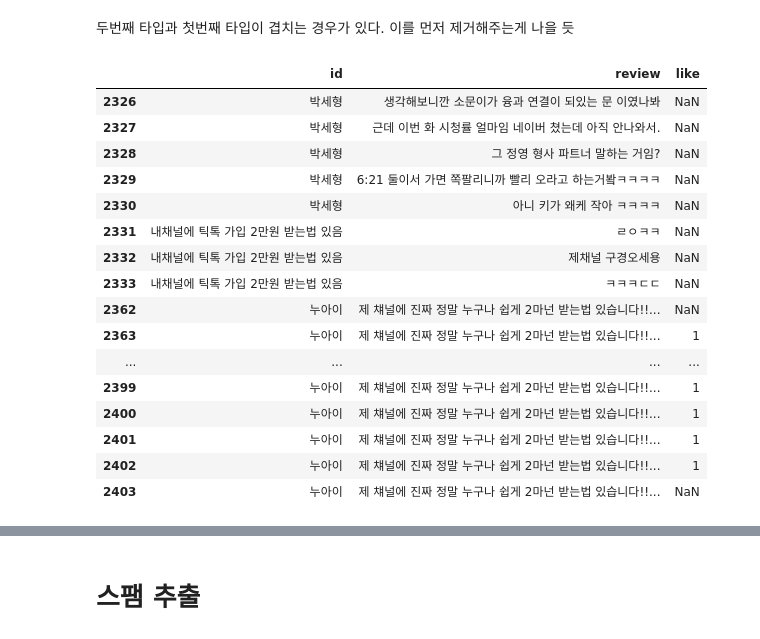
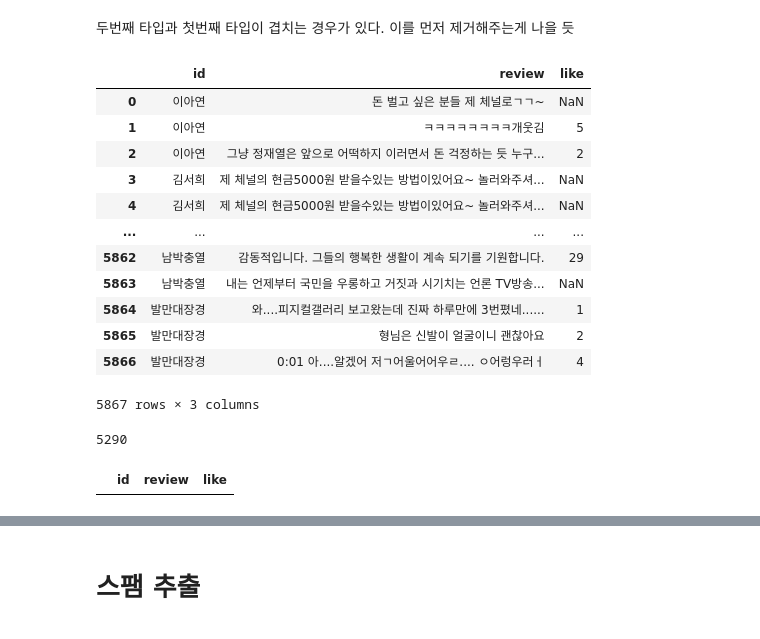
Before and after one commit to subeomsp/TIL_2, a Jupyter notebook: 유튜브 크롤링/BERT 스팸 분류 모델 for Youtube.ipynb, the cells around one changed output, grey strips where cells are left out. Saved outputs shown, nothing was run; the diff lists cells and outputs as text; code cells hidden in the pictures.

```diff
--- a/유튜브 크롤링/BERT 스팸 분류 모델 for Youtube.ipynb
+++ b/유튜브 크롤링/BERT 스팸 분류 모델 for Youtube.ipynb
@@ -1316,25 +1302,36 @@ temp_type2
 spam_type2 = pd.DataFrame(columns = temp_type2.columns)
 # %% [markdown]
 두번째 타입과 첫번째 타입이 겹치는 경우가 있다. 이를 먼저 제거해주는게 나을 듯
+# %%
+# 1번 스팸 리스트와, 2번째 예상 스팸 리스트를 결합하면 두 데이터 프레임에 중복이 발생, 이를 drop_duplicates(keep=False)를 통해 떨궈주기
+temp_df = pd.concat([temp_type2, spam_type1])
+temp_df.drop_duplicates(keep=False, inplace=True)
+# %%
+temp_df.reset_index(drop=bool, inplace=True)
+# %%
+temp_type2 = temp_df
+# %%
+temp_df
+# %% [output]
+|  | id | review | like |
+| 0 | 이아연 | 돈 벌고 싶은 분들 제 체널로ㄱㄱ~ | NaN |
+| 1 | 이아연 | ㅋㅋㅋㅋㅋㅋㅋㅋ개웃김 | 5 |
+| 2 | 이아연 | 그냥 정재열은 앞으로 어떡하지 이러면서 돈 걱정하는 듯 누구... | 2 |
+| 3 | 김서희 | 제 체널의 현금5000원 받을수있는 방법이있어요~ 놀러와주셔... | NaN |
+| 4 | 김서희 | 제 체널의 현금5000원 받을수있는 방법이있어요~ 놀러와주셔... | NaN |
+| ... | ... | ... | ... |
+| 5862 | 남박충열 | 감동적입니다. 그들의 행복한 생활이 계속 되기를 기원합니다. | 29 |
+| 5863 | 남박충열 | 내는 언제부터 국민을 우롱하고 거짓과 시기치는 언론 TV방송... | NaN |
+| 5864 | 발만대장경 | 와....피지컬갤러리 보고왔는데 진짜 하루만에 3번폈네...... | 1 |
+| 5865 | 발만대장경 | 형님은 신발이 얼굴이니 괜찮아요 | 2 |
+| 5866 | 발만대장경 | 0:01 아....알겠어 저ㄱ어울어어우ㄹ.... ㅇ어렁우러ㅓ | 4 |
+5867 rows × 3 columns
+# %%
+pd.set_option('display.max_rows', 500)
 # %%
-temp_type2, spam_type2 = del_and_show(temp_type2, 18118, spam_type2)
-temp_type2.iloc[1100:1150]
-#짹타티비채널, 티비푸들, 채널조아  빼기
+temp_type2, spam_type2 = del_and_show(temp_type2, 5550, spam_type2)
+print(len(temp_type2))
+temp_type2.iloc[5500:6000]
 # %% [output]
+5290
 |  | id | review | like |
-| 2326 | 박세형 | 생각해보니깐 소문이가 융과 연결이 되있는 문 이였나봐 | NaN |
-| 2327 | 박세형 | 근데 이번 화 시청률 얼마임 네이버 쳤는데 아직 안나와서. | NaN |
-| 2328 | 박세형 | 그 정영 형사 파트너 말하는 거임? | NaN |
-| 2329 | 박세형 | 6:21 둘이서 가면 쪽팔리니까 빨리 오라고 하는거봨ㅋㅋㅋㅋ | NaN |
-| 2330 | 박세형 | 아니 키가 왜케 작아 ㅋㅋㅋㅋ | NaN |
-| 2331 | 내채널에 틱톡 가입 2만원 받는법 있음 | ㄹㅇㅋㅋ | NaN |
-| 2332 | 내채널에 틱톡 가입 2만원 받는법 있음 | 제채널 구경오세용 | NaN |
-| 2333 | 내채널에 틱톡 가입 2만원 받는법 있음 | ㅋㅋㅋㄷㄷ | NaN |
-| 2362 | 누아이 | 제 챼널에 진짜 정말 누구나 쉽게 2마넌 받는법 있습니다!!... | NaN |
-| 2363 | 누아이 | 제 챼널에 진짜 정말 누구나 쉽게 2마넌 받는법 있습니다!!... | 1 |
-| ... | ... | ... | ... |
-| 2399 | 누아이 | 제 챼널에 진짜 정말 누구나 쉽게 2마넌 받는법 있습니다!!... | 1 |
-| 2400 | 누아이 | 제 챼널에 진짜 정말 누구나 쉽게 2마넌 받는법 있습니다!!... | 1 |
-| 2401 | 누아이 | 제 챼널에 진짜 정말 누구나 쉽게 2마넌 받는법 있습니다!!... | 1 |
-| 2402 | 누아이 | 제 챼널에 진짜 정말 누구나 쉽게 2마넌 받는법 있습니다!!... | 1 |
-| 2403 | 누아이 | 제 챼널에 진짜 정말 누구나 쉽게 2마넌 받는법 있습니다!!... | NaN |
```
Also changed, not shown: parts of 10 cells of this notebook.
